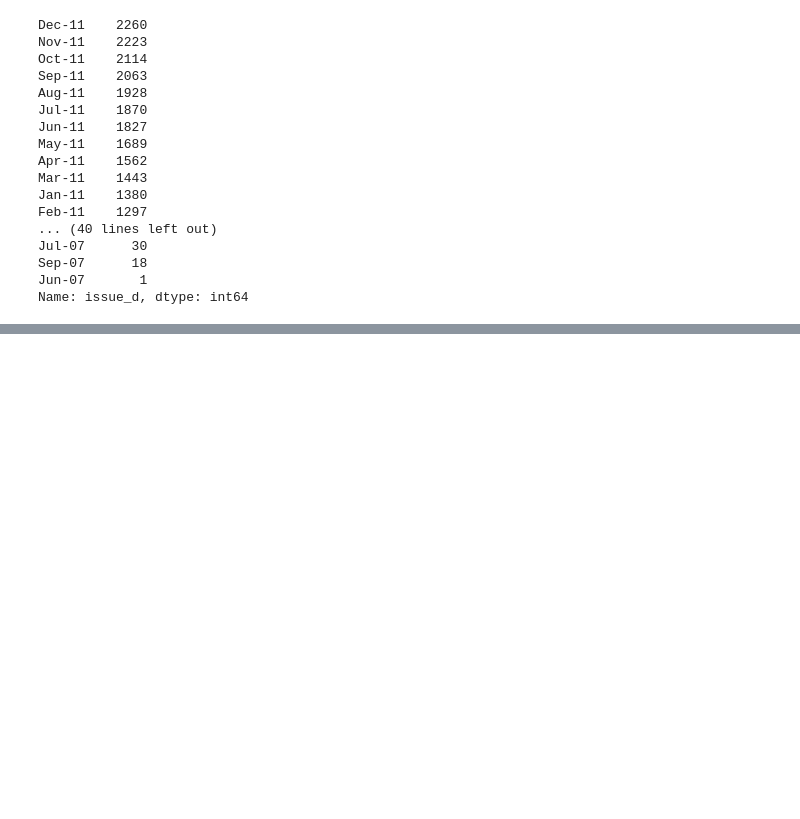
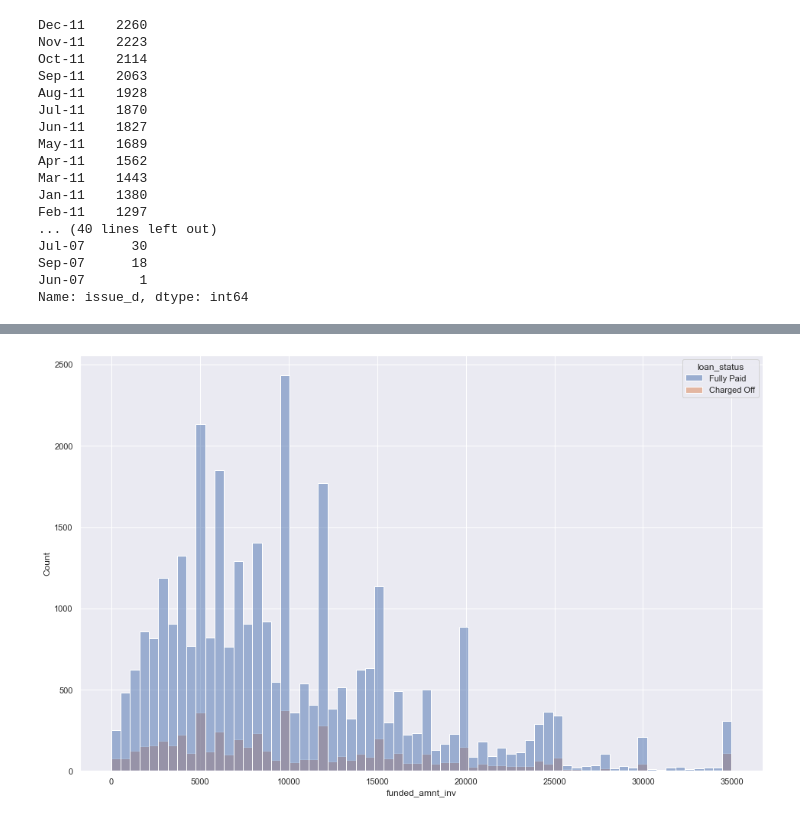
Before and after one commit to mpras55/LendingClub, a Jupyter notebook: LendingClub.ipynb, the cells around one changed output, grey strips where cells are left out. Cells and saved outputs as stored; diff of their text form; code cells hidden in the pictures; blank space fills up the shorter version.

```diff
--- a/LendingClub.ipynb
+++ b/LendingClub.ipynb
@@ -236,0 +479,7 @@ Name: issue_d, Length: 39717, dtype: object
+# %%
+#Hist plot of investor loan amount counts by loan status
+# sub_grade/grade is an indicator of risk elevel
+sns.histplot(data=loan2.sort_values('funded_amnt_inv'),x='funded_amnt_inv',hue='loan_status')
+plt.show()
+# %% [output]
+[figure, added]
```
Also changed, not shown: parts of 57 cells of this notebook.
